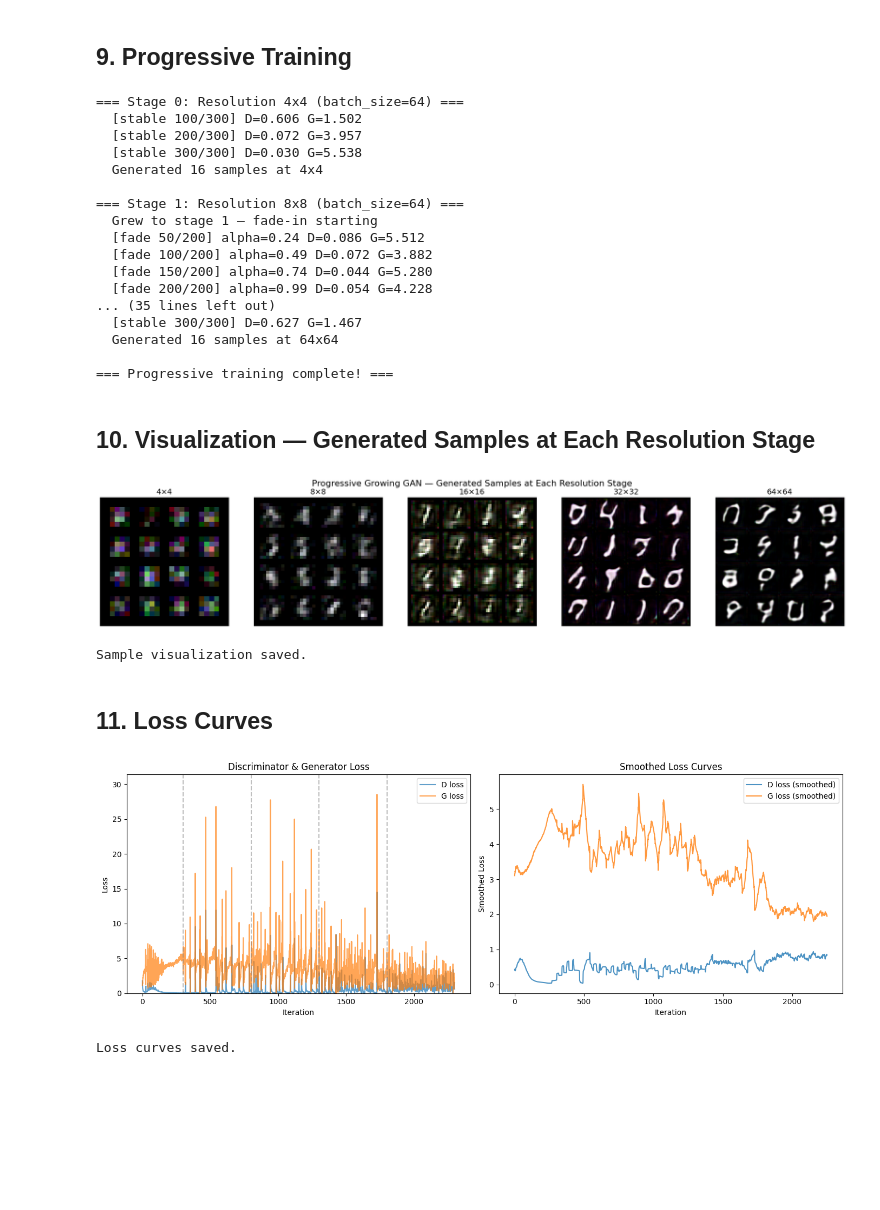
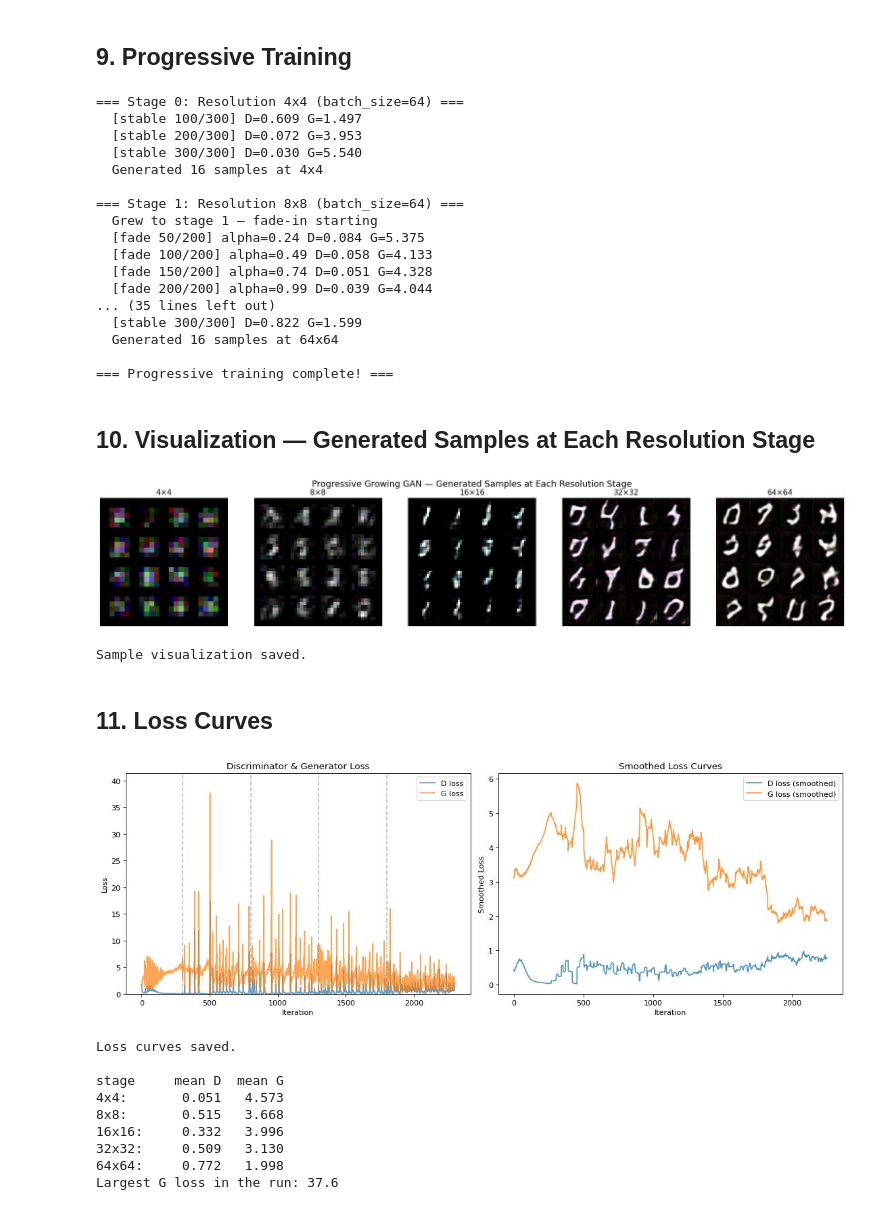
Before and after one commit to nadeemcite/research-papers, a Jupyter notebook: 029_progressive-growing-of-gans/solution.ipynb, the cells around one changed output. Drawn from its saved outputs; the diff is of its cells as text; code cells hidden in the pictures; blank space fills up the shorter version.

```diff
--- a/029_progressive-growing-of-gans/solution.ipynb
+++ b/029_progressive-growing-of-gans/solution.ipynb
@@ -11,6 +8,14 @@ resolution progressively.
 # %% [markdown]
 ## 1. Imports and Setup
 # %%
+import atexit
+import contextlib
+import io
+import os
+import shutil
+import tempfile
+import math
+
 import torch
 import torch.nn as nn
 import torch.nn.functional as F
@@ -21,14 +26,25 @@ import torchvision.transforms as transforms
 from torchvision.utils import make_grid, save_image
 import numpy as np
 import matplotlib.pyplot as plt
-import math
-import os
-from tqdm import tqdm
+from matplotlib_inline.backend_inline import set_matplotlib_formats
+
+# Show figures as JPEG at a modest resolution to keep the saved notebook small
+set_matplotlib_formats('jpeg')
+plt.rcParams['figure.dpi'] = 80
+
+# On Kaggle (detected from its environment), keep a copy of this notebook with its outputs when
+# the kernel exits, so `kaggle kernels output` can download the executed version
+if 'KAGGLE_KERNEL_RUN_TYPE' in os.environ:
+    atexit.register(lambda: os.path.exists('__notebook__.ipynb')
+                    and shutil.copy('__notebook__.ipynb', 'executed_solution.ipynb'))
 
 device = torch.device('cuda' if torch.cuda.is_available() else 'cpu')
 print(f'Device: {device}')
+
 torch.manual_seed(42)
 np.random.seed(42)
+torch.backends.cudnn.deterministic = True
+torch.backends.cudnn.benchmark = False
 # %% [output]
 Device: cuda
 # %% [markdown]
@@ -326,15 +324,17 @@ lightweight substitute for CelebA. This keeps training fast on Kaggle.
 # %%
 class MultiResolutionMNIST(Dataset):
     """MNIST dataset that returns images at a specified resolution."""
-    def __init__(self, root='./data', resolution=4, train=True):
+    def __init__(self, root=tempfile.gettempdir(), resolution=4, train=True):
         self.transform = transforms.Compose([
             transforms.Resize((resolution, resolution), antialias=True),
             transforms.ToTensor(),
             transforms.Normalize([0.5], [0.5])  # to [-1, 1]
         ])
-        self.dataset = torchvision.datasets.MNIST(
-            root=root, train=train, download=True, transform=self.transform
-        )
+        # Download quietly (torchvision prints a progress bar otherwise)
+        with contextlib.redirect_stdout(io.StringIO()), contextlib.redirect_stderr(io.StringIO()):
+            self.dataset = torchvision.datasets.MNIST(
+                root=root, train=train, download=True, transform=self.transform
+            )
         # MNIST is grayscale — expand to 3 channels for consistency with architecture
         self.resolution = resolution
 
@@ -364,7 +366,7 @@ def get_dataloader(resolution, batch_size):
     """Create a dataloader for the given resolution."""
     dataset = MultiResolutionMNIST(resolution=resolution)
     return DataLoader(dataset, batch_size=batch_size, shuffle=True, drop_last=True,
-                      num_workers=2, pin_memory=True)
+                      num_workers=0)
 
 
 def train_step(G, D, G_opt, D_opt, real_batch, latent_dim, alpha, device):
@@ -466,19 +468,19 @@ for stage in range(len(RESOLUTIONS)):
 print('\n=== Progressive training complete! ===')
 # %% [output]
 === Stage 0: Resolution 4x4 (batch_size=64) ===
-  [stable 100/300] D=0.606 G=1.502
-  [stable 200/300] D=0.072 G=3.957
-  [stable 300/300] D=0.030 G=5.538
+  [stable 100/300] D=0.609 G=1.497
+  [stable 200/300] D=0.072 G=3.953
+  [stable 300/300] D=0.030 G=5.540
   Generated 16 samples at 4x4
 
 === Stage 1: Resolution 8x8 (batch_size=64) ===
   Grew to stage 1 — fade-in starting
-  [fade 50/200] alpha=0.24 D=0.086 G=5.512
-  [fade 100/200] alpha=0.49 D=0.072 G=3.882
-  [fade 150/200] alpha=0.74 D=0.044 G=5.280
-  [fade 200/200] alpha=0.99 D=0.054 G=4.228
+  [fade 50/200] alpha=0.24 D=0.084 G=5.375
+  [fade 100/200] alpha=0.49 D=0.058 G=4.133
+  [fade 150/200] alpha=0.74 D=0.051 G=4.328
+  [fade 200/200] alpha=0.99 D=0.039 G=4.044
 ... (35 lines left out)
-  [stable 300/300] D=0.627 G=1.467
+  [stable 300/300] D=0.822 G=1.599
   Generated 16 samples at 64x64
 
 === Progressive training complete! ===
@@ -502,7 +504,7 @@ plt.savefig('progressive_growing_samples.png', dpi=150, bbox_inches='tight')
 plt.show()
 print('Sample visualization saved.')
 # %% [output]
-[figure, old version]
+[figure, new version]
 Sample visualization saved.
 # %% [markdown]
 ## 11. Loss Curves
@@ -523,35 +525,50 @@ ax1.set_ylim(0, max(max(d_losses), max(g_losses)) * 1.1)
 
 # Mark stage boundaries
 stage_boundaries = []
 cumul = 0
 for stage in range(len(RESOLUTIONS)):
     n_iter = (FADE_ITERATIONS if stage > 0 else 0) + STABLE_ITERATIONS
     cumul += n_iter
     stage_boundaries.append(cumul)
 for b in stage_boundaries[:-1]:
     ax1.axvline(x=b, color='gray', linestyle='--', alpha=0.5)
 
 # Smoothed losses
 window = 50
 if len(d_losses) > window:
     d_smooth = np.convolve(d_losses, np.ones(window)/window, mode='valid')
     g_smooth = np.convolve(g_losses, np.ones(window)/window, mode='valid')
     ax2.plot(d_smooth, label='D loss (smoothed)', alpha=0.8)
     ax2.plot(g_smooth, label='G loss (smoothed)', alpha=0.8)
     ax2.set_xlabel('Iteration')
     ax2.set_ylabel('Smoothed Loss')
     ax2.set_title('Smoothed Loss Curves')
     ax2.legend()
 else:
     ax2.text(0.5, 0.5, 'Not enough data for smoothing', ha='center', va='center')
 
 plt.tight_layout()
 plt.savefig('loss_curves.png', dpi=150, bbox_inches='tight')
 plt.show()
 print('Loss curves saved.')
+
+# Mean losses over the last 100 stable iterations of each stage
+print(f"\n{'stage':<8}{'mean D':>8}{'mean G':>8}")
+for stage, res in enumerate(RESOLUTIONS):
+    last = [x for x in loss_history if x[0] == stage and x[1] == 'stable' and x[2] >= STABLE_ITERATIONS - 100]
+    print(f"{res}x{res}:".ljust(8) + f"{np.mean([x[3] for x in last]):>8.3f}{np.mean([x[4] for x in last]):>8.3f}")
+print(f"Largest G loss in the run: {max(g_losses):.1f}")
 # %% [output]
-[figure, old version]
+[figure, new version]
 Loss curves saved.
+
+stage     mean D  mean G
+4x4:       0.051   4.573
+8x8:       0.515   3.668
+16x16:     0.332   3.996
+32x32:     0.509   3.130
+64x64:     0.772   1.998
+Largest G loss in the run: 37.6
 # %% [markdown]
 ## 12. Summary
 
```
Also changed, not shown: parts of 6 cells of this notebook, 4 other files.
